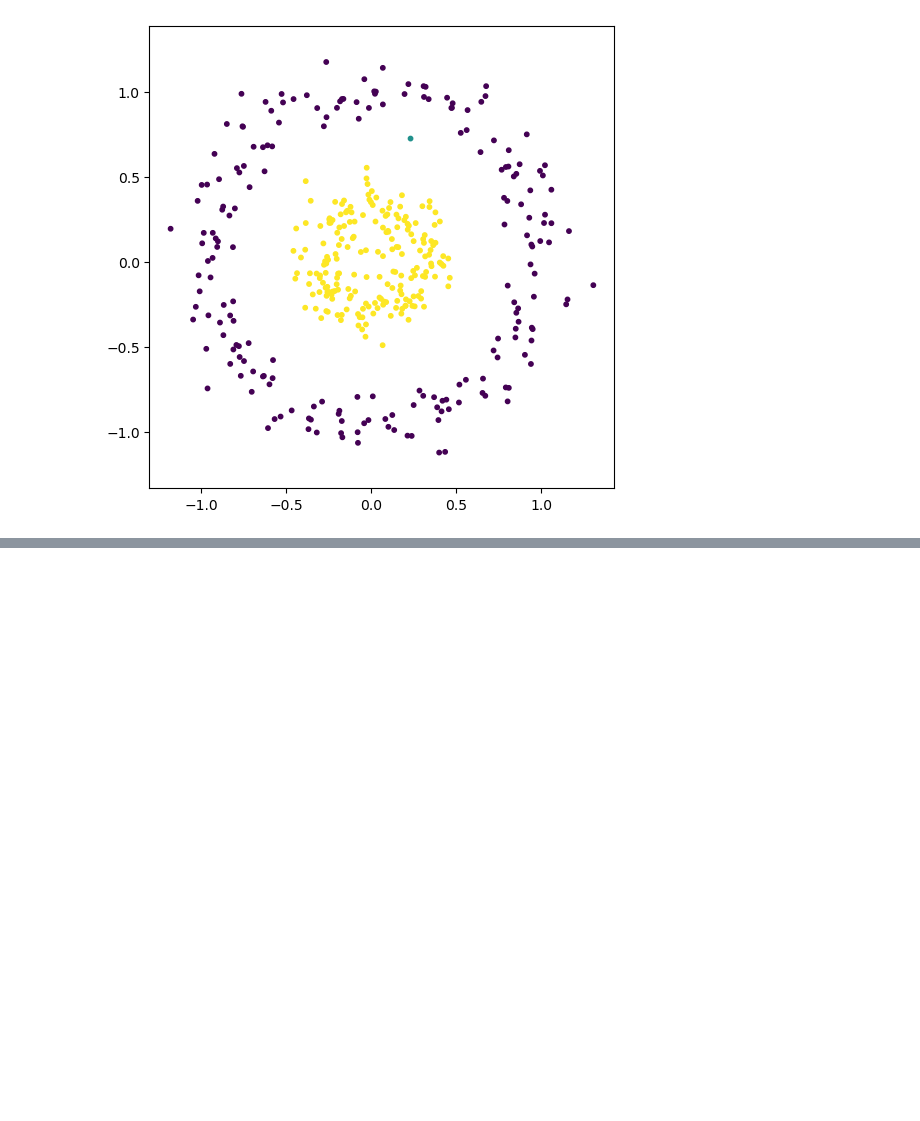
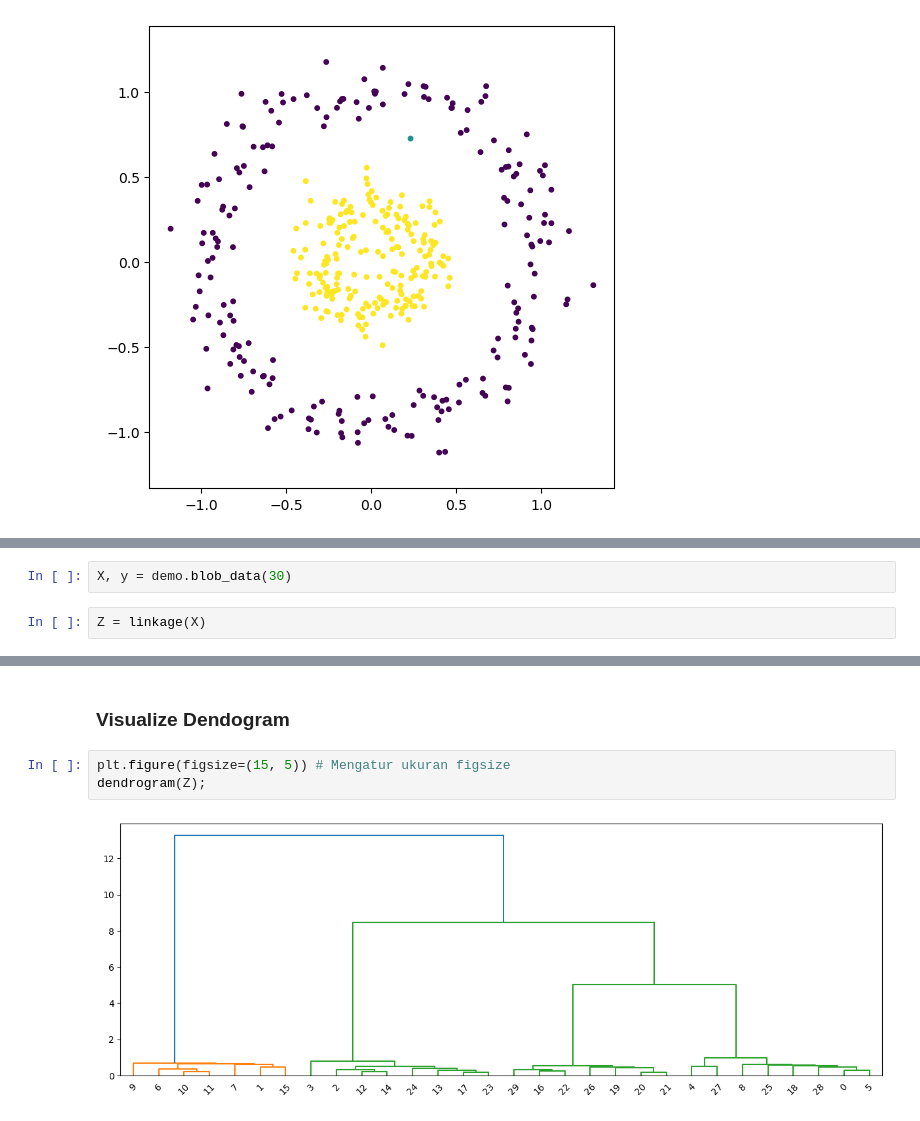
Before and after one commit to HekalMaulana/unsupervised_learning_JCOPML, a Jupyter notebook: 18 - Unsupervised Learning/01 - Clustering/Part 2 - Clustering with Scikit Learn.ipynb, the cells around one changed output, grey strips where cells are left out. Saved outputs shown, nothing was run; the diff lists cells and outputs as text; blank space fills up the shorter version.

```diff
--- a/18 - Unsupervised Learning/01 - Clustering/Part 2 - Clustering with Scikit Learn.ipynb
+++ b/18 - Unsupervised Learning/01 - Clustering/Part 2 - Clustering with Scikit Learn.ipynb
@@ -166,0 +182,4 @@ plt.axis("equal");
+# %%
+X, y = demo.blob_data(30)
+# %%
+Z = linkage(X)
@@ -166,0 +200,7 @@ plt.axis("equal");
+# %% [markdown]
+### Visualize Dendogram
+# %%
+plt.figure(figsize=(15, 5)) # Mengatur ukuran figsize
+dendrogram(Z);
+# %% [output]
+[figure, added]
```
Also changed, not shown: parts of 6 cells of this notebook.
